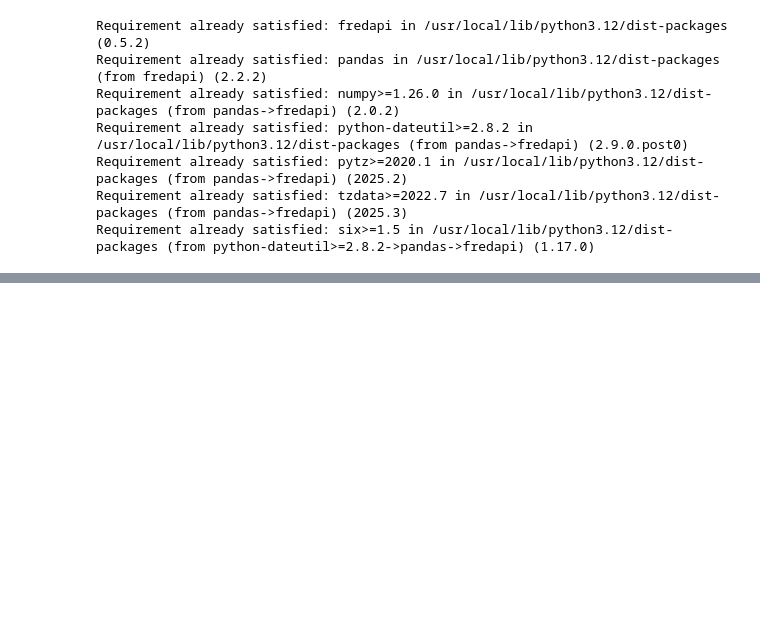
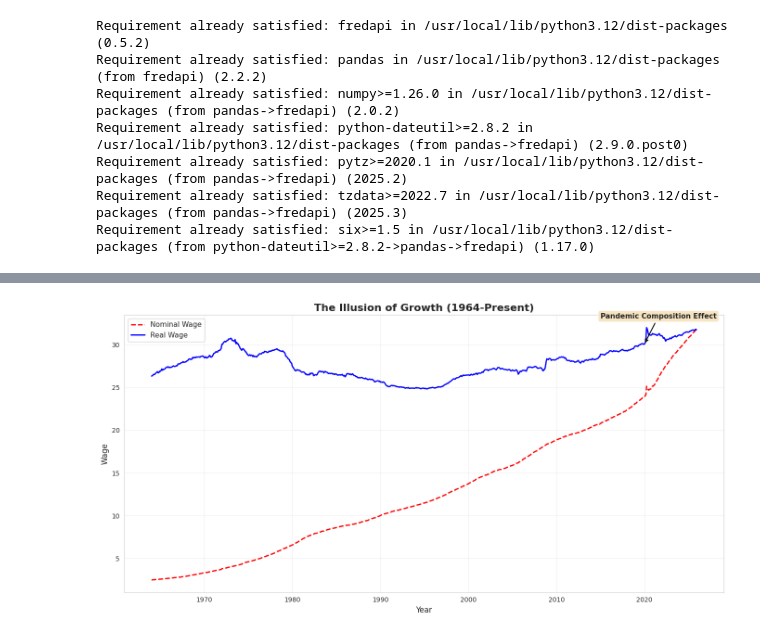
Before and after one commit to ozhao1323/ECON3916-Statistical-and-Machine-Learning, a Jupyter notebook: Lab 2/Lab_2_Fred_API.ipynb, the cells around one changed output, grey strips where cells are left out. Drawn from its saved outputs; the diff is of its cells as text; code cells hidden in the pictures; blank space fills up the shorter version.

```diff
--- a/Lab 2/Lab_2_Fred_API.ipynb
+++ b/Lab 2/Lab_2_Fred_API.ipynb
@@ -50,0 +132,52 @@ Fetching data from FRED...
+# %%
+import matplotlib.pyplot as plt
+import pandas as pd
+
+# Create the figure and axis
+fig, ax = plt.subplots(figsize=(14, 7))
+
+# Plot both wage series
+ax.plot(df.index, df['Nominal_Wage'],
+        color='red', linestyle='--', linewidth=2,
+        label='Nominal Wage')
+
+ax.plot(df.index, df['Real_Wage'],
+        color='blue', linewidth=2,
+        label='Real Wage')
+
+# Add title and labels
+ax.set_title('The Illusion of Growth (1964-Present)',
+             fontsize=16, fontweight='bold')
+ax.set_xlabel('Year', fontsize=12)
+ax.set_ylabel('Wage', fontsize=12)
+
+# Add legend
+ax.legend(loc='upper left', fontsize=11)
+
+# Add annotation for 2020 pandemic spike
+# Find rows from 2020
+mask_2020 = df.index.year == 2020
+if mask_2020.any():
+    pandemic_date = df.index[mask_2020][0]
+    pandemic_value = df.loc[pandemic_date, 'Real_Wage']
+
+    # Position annotation text to the left of the spike
+    text_date = df.index[df.index.year == 2015][0]  # Adjust year as needed
+
+    ax.annotate('Pandemic Composition Effect',
+                xy=(pandemic_date, pandemic_value),
+                xytext=(text_date, pandemic_value * 1.1),
+                arrowprops=dict(arrowstyle='->', color='black', lw=1.5),
+                fontsize=11, fontweight='bold',
+                bbox=dict(boxstyle='round', facecolor='wheat', alpha=0.8))
+
+# Add grid for readability
+ax.grid(True, alpha=0.3)
+
+# Tight layout
+plt.tight_layout()
+
+# Display
+plt.show()
+# %% [output]
+[figure, added]
```
Also changed, not shown: parts of 6 cells of this notebook.
